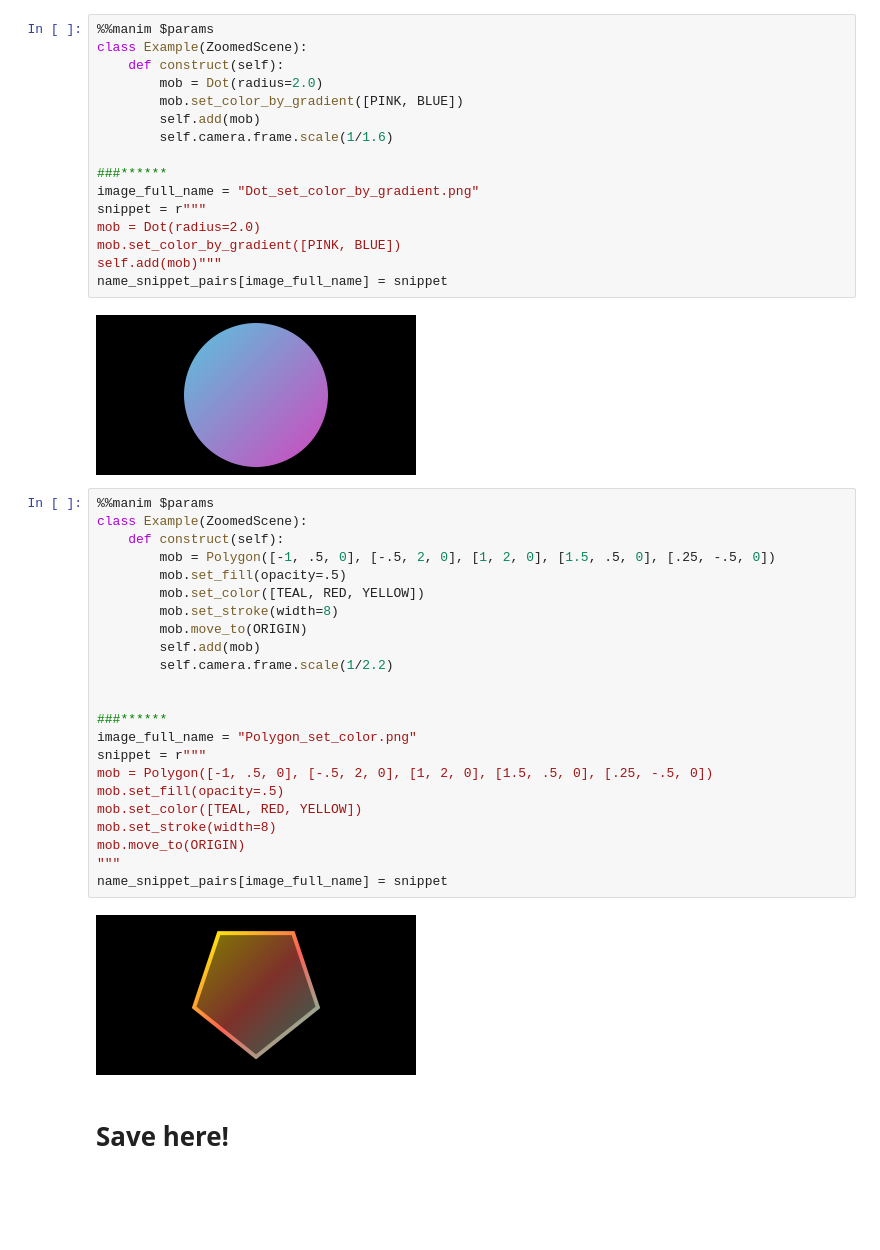
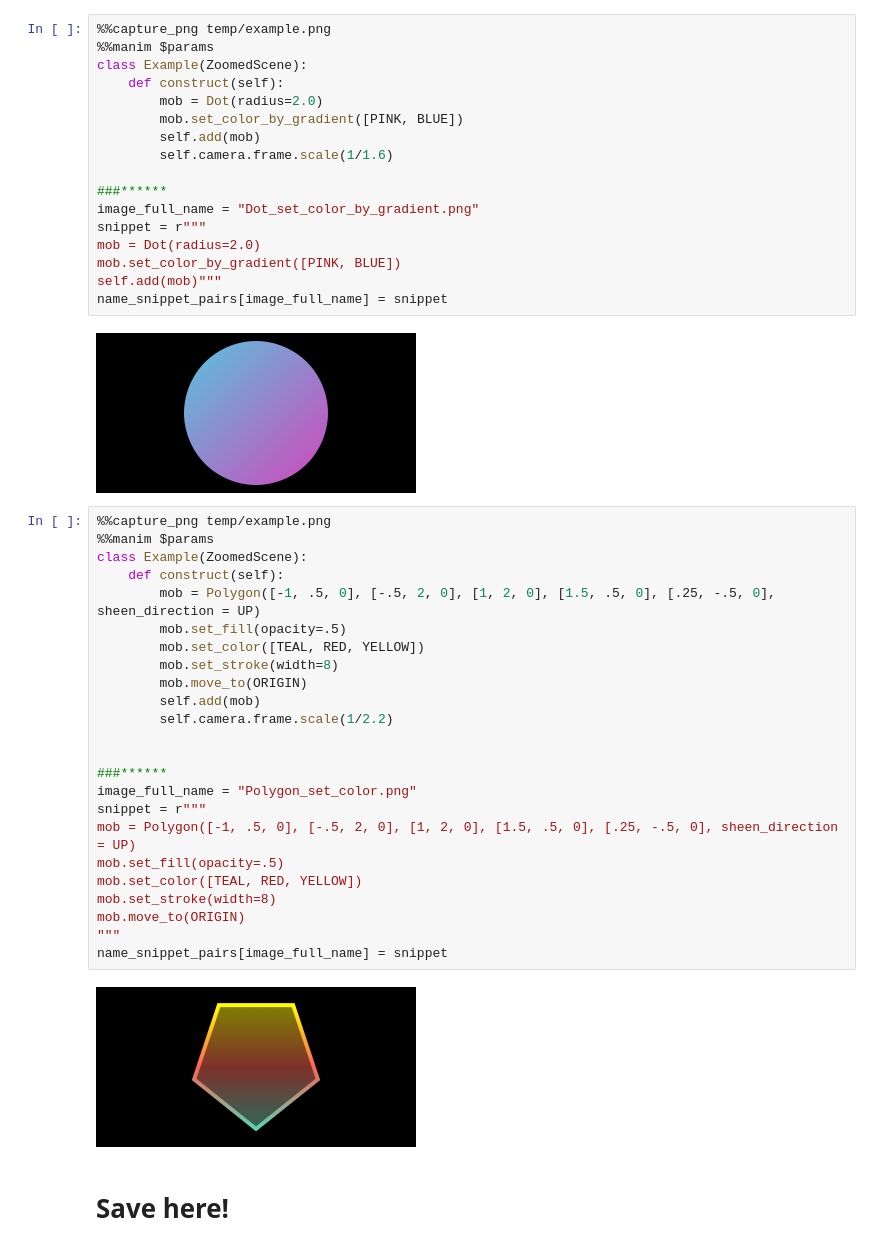
Before and after one commit to kolibril13/mobject-gallery, a Jupyter notebook: Camera_and_Style.ipynb, the cells around one changed output. Saved outputs shown, nothing was run; the diff lists cells and outputs as text; blank space fills up the shorter version.

```diff
--- a/Camera_and_Style.ipynb
+++ b/Camera_and_Style.ipynb
@@ -166,6 +210,7 @@ name_snippet_pairs[image_full_name] = snippet
 # %% [output]
 [figure]
 # %%
+%%capture_png temp/example.png
 %%manim $params
 class Example(ZoomedScene):
     def construct(self):
@@ -184,29 +229,30 @@ name_snippet_pairs[image_full_name] = snippet
 # %% [output]
 [figure]
 # %%
+%%capture_png temp/example.png
 %%manim $params
 class Example(ZoomedScene):
     def construct(self):
-        mob = Polygon([-1, .5, 0], [-.5, 2, 0], [1, 2, 0], [1.5, .5, 0], [.25, -.5, 0])
+        mob = Polygon([-1, .5, 0], [-.5, 2, 0], [1, 2, 0], [1.5, .5, 0], [.25, -.5, 0], sheen_direction = UP)
         mob.set_fill(opacity=.5)
         mob.set_color([TEAL, RED, YELLOW])
         mob.set_stroke(width=8)
         mob.move_to(ORIGIN)
         self.add(mob)
         self.camera.frame.scale(1/2.2)
 
 
 ###******
 image_full_name = "Polygon_set_color.png"
 snippet = r"""
-mob = Polygon([-1, .5, 0], [-.5, 2, 0], [1, 2, 0], [1.5, .5, 0], [.25, -.5, 0])
+mob = Polygon([-1, .5, 0], [-.5, 2, 0], [1, 2, 0], [1.5, .5, 0], [.25, -.5, 0], sheen_direction = UP)
 mob.set_fill(opacity=.5)
 mob.set_color([TEAL, RED, YELLOW])
 mob.set_stroke(width=8)
 mob.move_to(ORIGIN)
 """
 name_snippet_pairs[image_full_name] = snippet
 # %% [output]
-[figure, old version]
+[figure, new version]
 # %% [markdown]
 # Save here!
```
Also changed, not shown: parts of 14 cells of this notebook, 3 other files.
